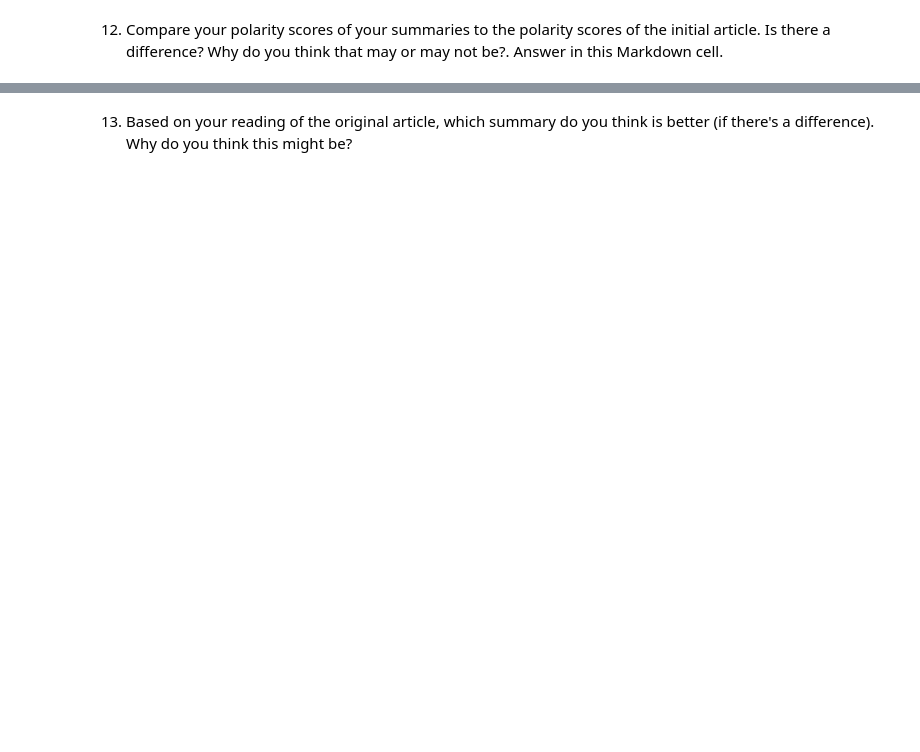
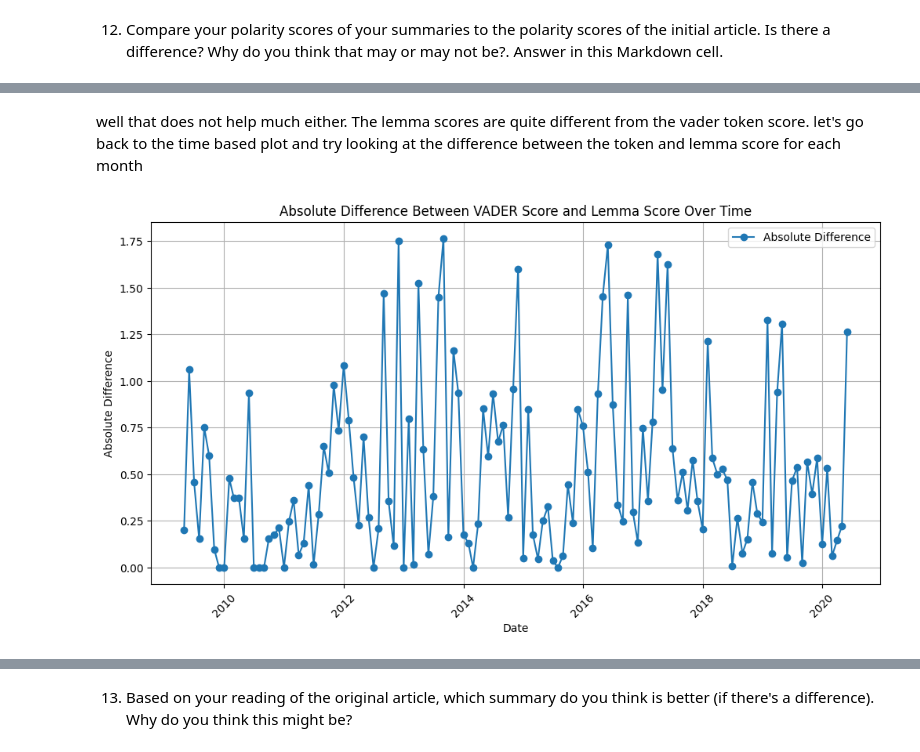
Before and after one commit to drpafowler/module-07-philip, a Jupyter notebook: article-summarizer.ipynb, the cells around one changed output, grey strips where cells are left out. Drawn from its saved outputs; the diff is of its cells as text; code cells hidden in the pictures; blank space fills up the shorter version.

```diff
--- a/article-summarizer.ipynb
+++ b/article-summarizer.ipynb
@@ -404,0 +632,28 @@ RuntimeError: At least one of TensorFlow 2.0 or PyTorch should be installed. To
+# %% [markdown]
+well that does not help much either.  The lemma scores are quite different from the vader token score. let's go back to the time based plot and try looking at the difference between the token and lemma score for each month
+# %%
+# Ensure the 'year' and 'month' columns are combined into a datetime column for plotting
+df_trump_tweet_summaries['date'] = pd.to_datetime(df_trump_tweet_summaries[['year', 'month']].assign(day=1))
+
+# Sort the DataFrame by date
+df_trump_tweet_summaries = df_trump_tweet_summaries.sort_values('date')
+
+# Calculate the absolute difference between vader_score and lemma_score
+df_trump_tweet_summaries['abs_diff'] = (df_trump_tweet_summaries['vader_score'] - df_trump_tweet_summaries['lemma_score']).abs()
+
+# Plot the absolute difference over time
+plt.figure(figsize=(12, 6))
+plt.plot(df_trump_tweet_summaries['date'], df_trump_tweet_summaries['abs_diff'], label='Absolute Difference', marker='o')
+
+# Add titles and labels
+plt.title('Absolute Difference Between VADER Score and Lemma Score Over Time')
+plt.xlabel('Date')
+plt.ylabel('Absolute Difference')
+plt.legend()
+plt.grid(True)
+plt.xticks(rotation=45)
+
+# Show the plot
+plt.show()
+# %% [output]
+[figure, added]
```
Also changed, not shown: parts of 23 cells of this notebook.
